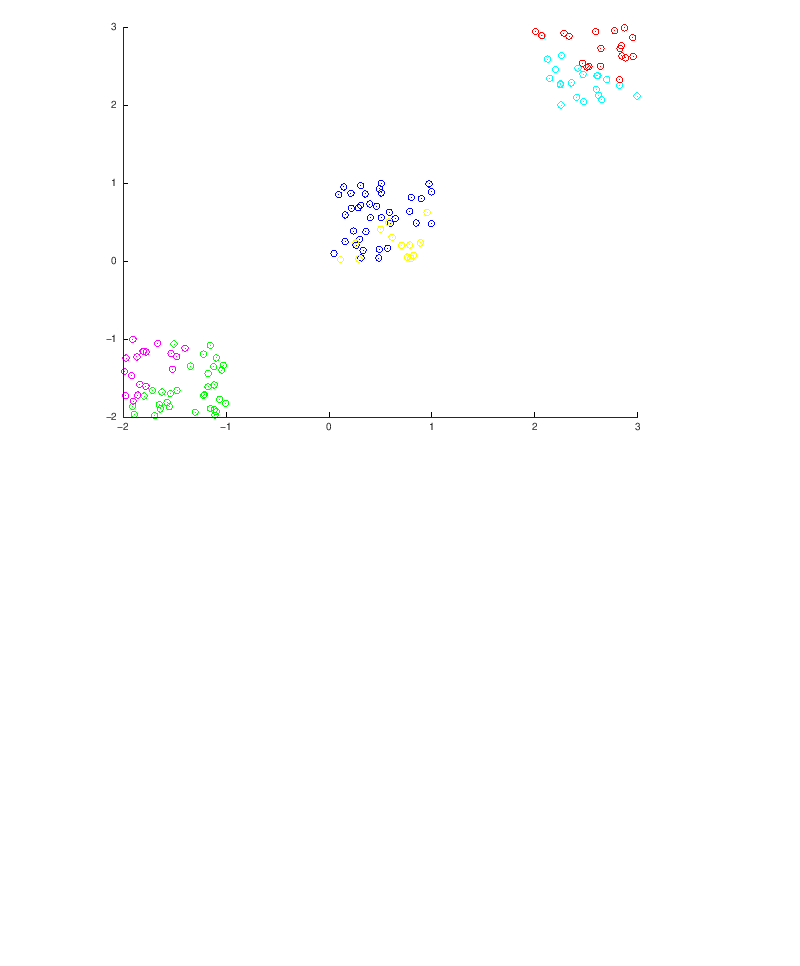
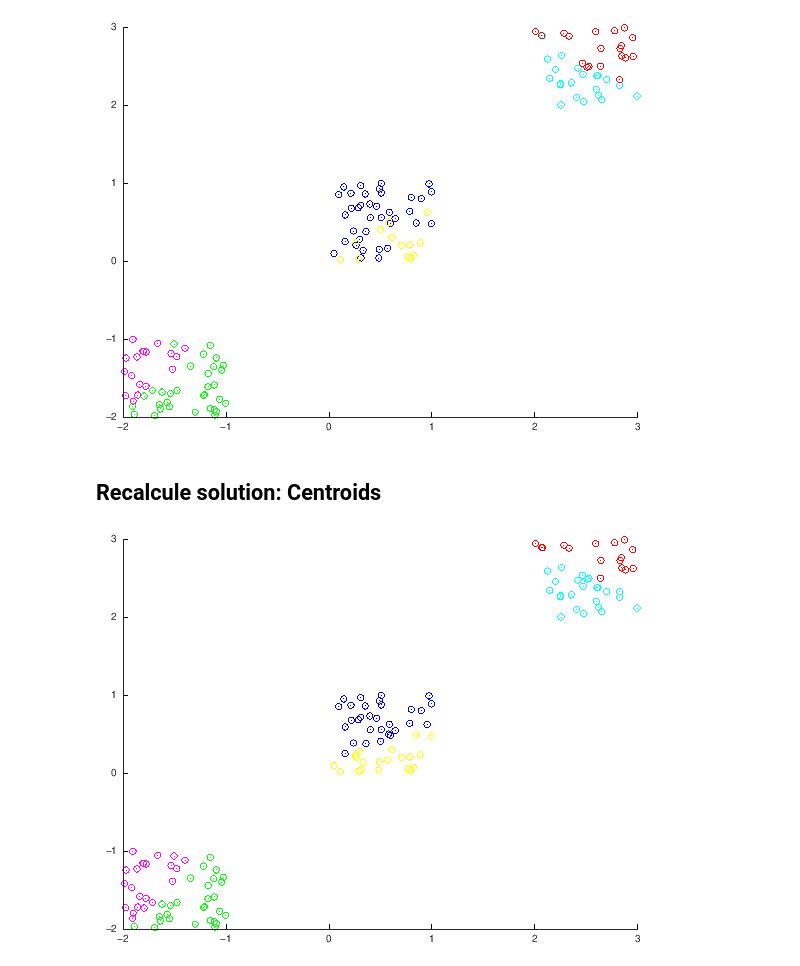
Before and after one commit to Jeffresh/clustering-adaptative-method, a Jupyter notebook: ClusteringAdaptative.ipynb, the cells around one changed output. Cells and saved outputs as stored; diff of their text form; code cells hidden in the pictures; blank space fills up the shorter version.

Commit message:
:sparkles: udpate notebook with solution recalculation

```diff
--- a/ClusteringAdaptative.ipynb
+++ b/ClusteringAdaptative.ipynb
@@ -84,3 +84,28 @@ end
 hold off;
 # %% [output]
 [figure]
+# %% [markdown]
+## Recalcule solution: Centroids
+# %%
+ind = find(class == centers(i));
+
+for i=1:length(centers)
+ind = find(class == centers(i));
+centroids(:, i) = meanpat(X(:, ind));
+end
+# %%
+for i=1:length(centroids)
+    d(i,:) = d_euclid(X,centroids(:,i));
+end
+
+[~,yest]=min(d);
+
+figure,
+hold on;
+for i=1:length(centers)
+    ind = find(yest == i);
+    plot(X(1,ind), X(2,ind), strcat('o', colors(i) ))
+end
+hold off;
+# %% [output]
+[figure, added]
```
